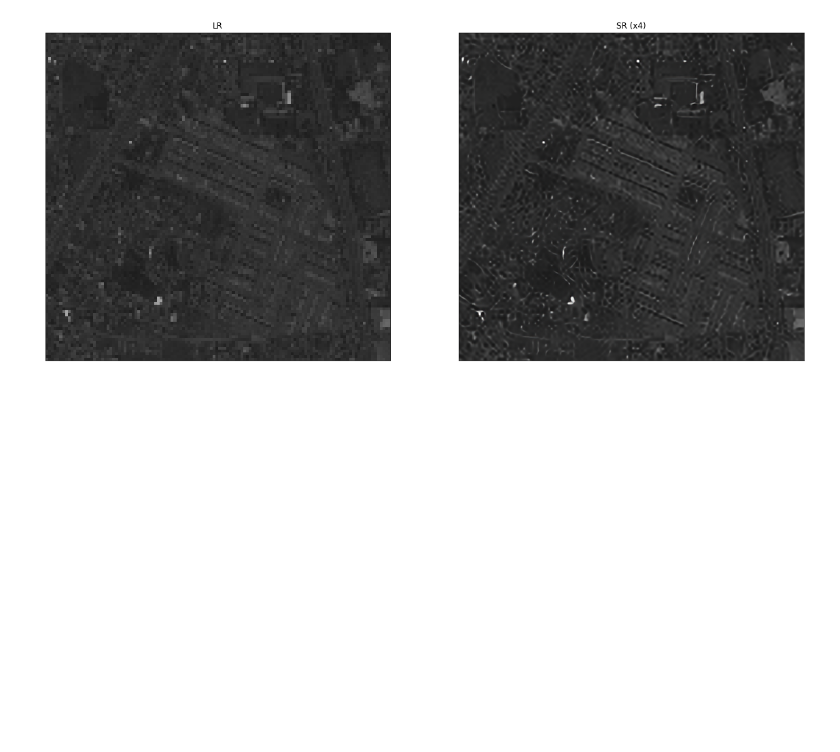
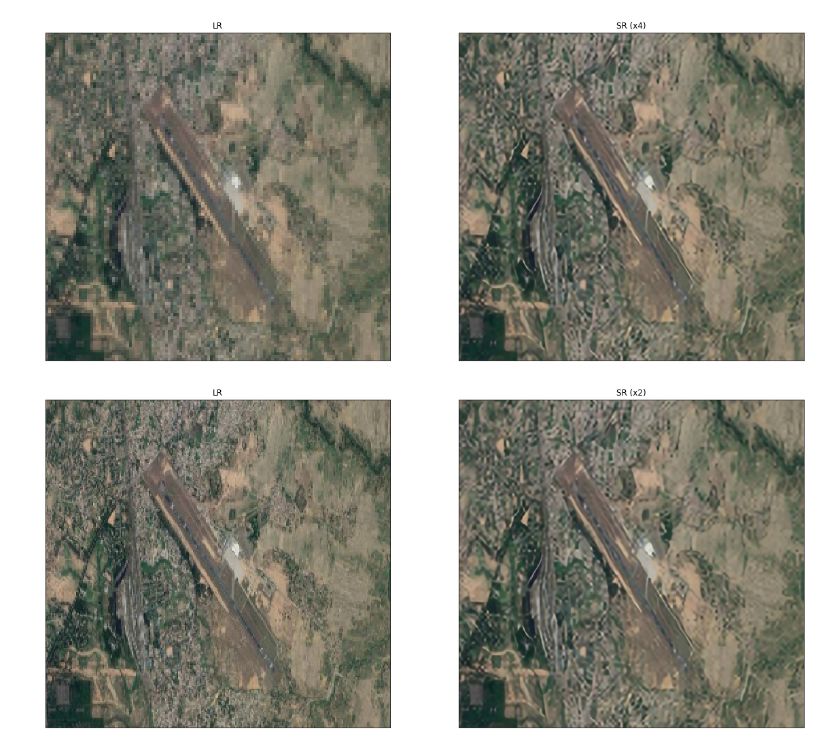
Before and after one commit to yashodeepm/super-resolution, a Jupyter notebook: EDSR_Final.ipynb, the cells around one changed output. Saved outputs shown, nothing was run; the diff lists cells and outputs as text; code cells hidden in the pictures; blank space fills up the shorter version.

```diff
--- a/EDSR_Final.ipynb
+++ b/EDSR_Final.ipynb
@@ -33,7 +33,10 @@ def resolve_and_plot(lr_image_path):
     lr = load_image(lr_image_path)
     sr = resolve_single(model, lr)
     plot_sample(lr, sr)
+    return sr
-# %%
-resolve_and_plot('demo/test_image.png')
-# %% [output]
-[figure, removed]
+# %%
+final_img = resolve_and_plot('demo/img_downscale.png')
+plot_sample(load_image('demo/img_upscale.png'), final_img)
+# %% [output]
+[figure, added]
+[figure, added]
```
Also changed, not shown: parts of 1 cell of this notebook, 5 other files.
